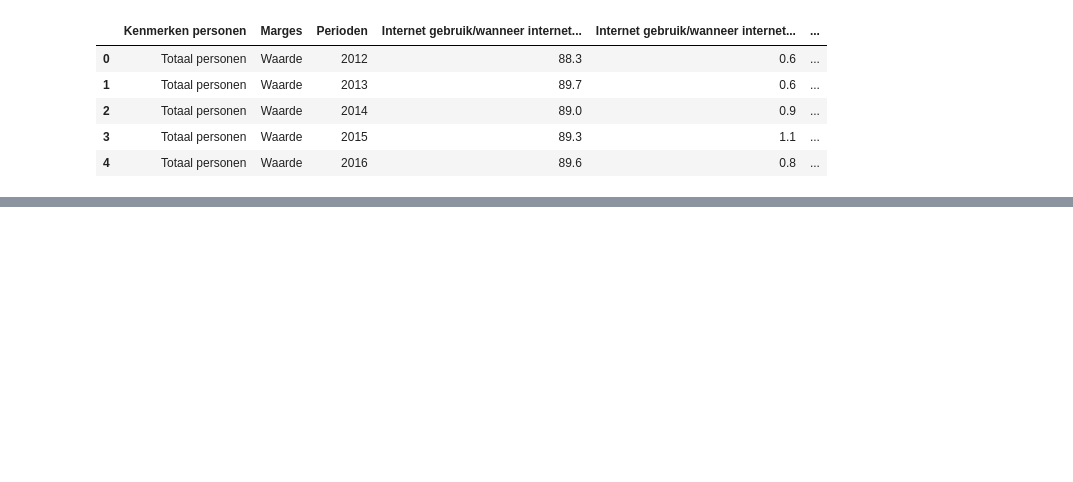
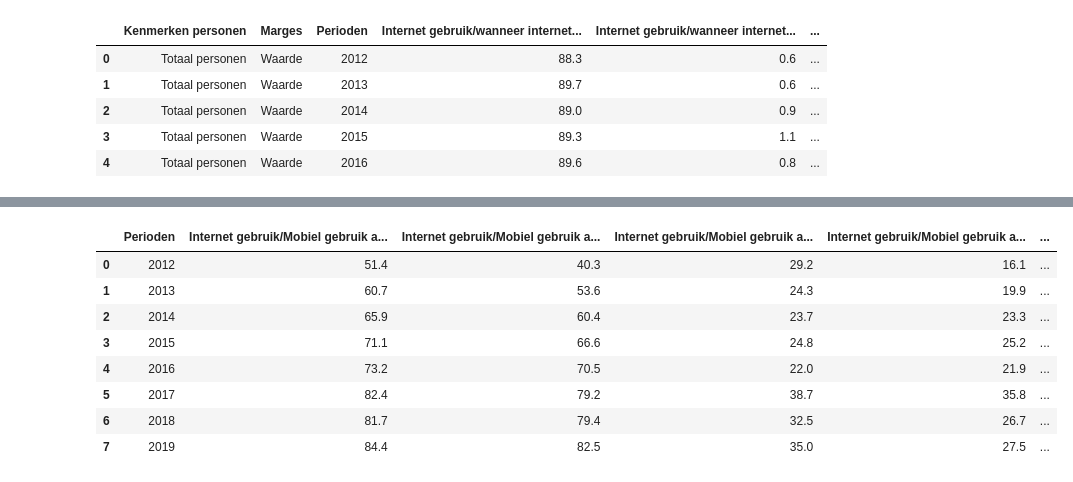
Before and after one commit to lauren-haan-gilbert/customer-behaviour-insight-engine, a Jupyter notebook: notebooks/06a_cbs_digital_adoption.ipynb, the cells around one changed output, grey strips where cells are left out. Drawn from its saved outputs; the diff is of its cells as text; code cells hidden in the pictures; blank space fills up the shorter version.

```diff
--- a/notebooks/06a_cbs_digital_adoption.ipynb
+++ b/notebooks/06a_cbs_digital_adoption.ipynb
@@ -40,0 +16,6 @@ with open("../data/external/cbs_digital_adoption.csv", "r", encoding="utf-8") as
+# %%
+import pandas as pd
+import numpy as np
+
+pd.set_option("display.max_columns", 100)
+pd.set_option("display.width", 120)
@@ -76,0 +72,10 @@ list(cbs.columns[:5])
+# %%
+# 2. Basic structure
+
+print("Shape:", cbs.shape)
+print("\nFirst rows:")
+display(cbs.head())
+
+print("\nColumns:")
+for col in cbs.columns:
+    print(col)
@@ -76,0 +158,9 @@ list(cbs.columns[:5])
+# %%
+# 4. Focus on mobile / device usage columns
+
+device_cols = [
+    col for col in cbs.columns
+    if "Mobiel gebruik afgelopen 3 maanden" in col
+]
+
+device_cols
@@ -76,0 +173,15 @@ list(cbs.columns[:5])
+# %%
+# 5. View only the key columns for mobile / device usage
+
+cbs_devices = cbs[["Perioden"] + device_cols].copy()
+cbs_devices
+# %% [output]
+|  | Perioden | Internet gebruik/Mobiel gebruik a... | Internet gebruik/Mobiel gebruik a... | Internet gebruik/Mobiel gebruik a... | Internet gebruik/Mobiel gebruik a... | ... |
+| 0 | 2012 | 51.4 | 40.3 | 29.2 | 16.1 | ... |
+| 1 | 2013 | 60.7 | 53.6 | 24.3 | 19.9 | ... |
+| 2 | 2014 | 65.9 | 60.4 | 23.7 | 23.3 | ... |
+| 3 | 2015 | 71.1 | 66.6 | 24.8 | 25.2 | ... |
+| 4 | 2016 | 73.2 | 70.5 | 22.0 | 21.9 | ... |
+| 5 | 2017 | 82.4 | 79.2 | 38.7 | 35.8 | ... |
+| 6 | 2018 | 81.7 | 79.4 | 32.5 | 26.7 | ... |
+| 7 | 2019 | 84.4 | 82.5 | 35.0 | 27.5 | ... |
```
Also changed, not shown: parts of 16 cells of this notebook.
